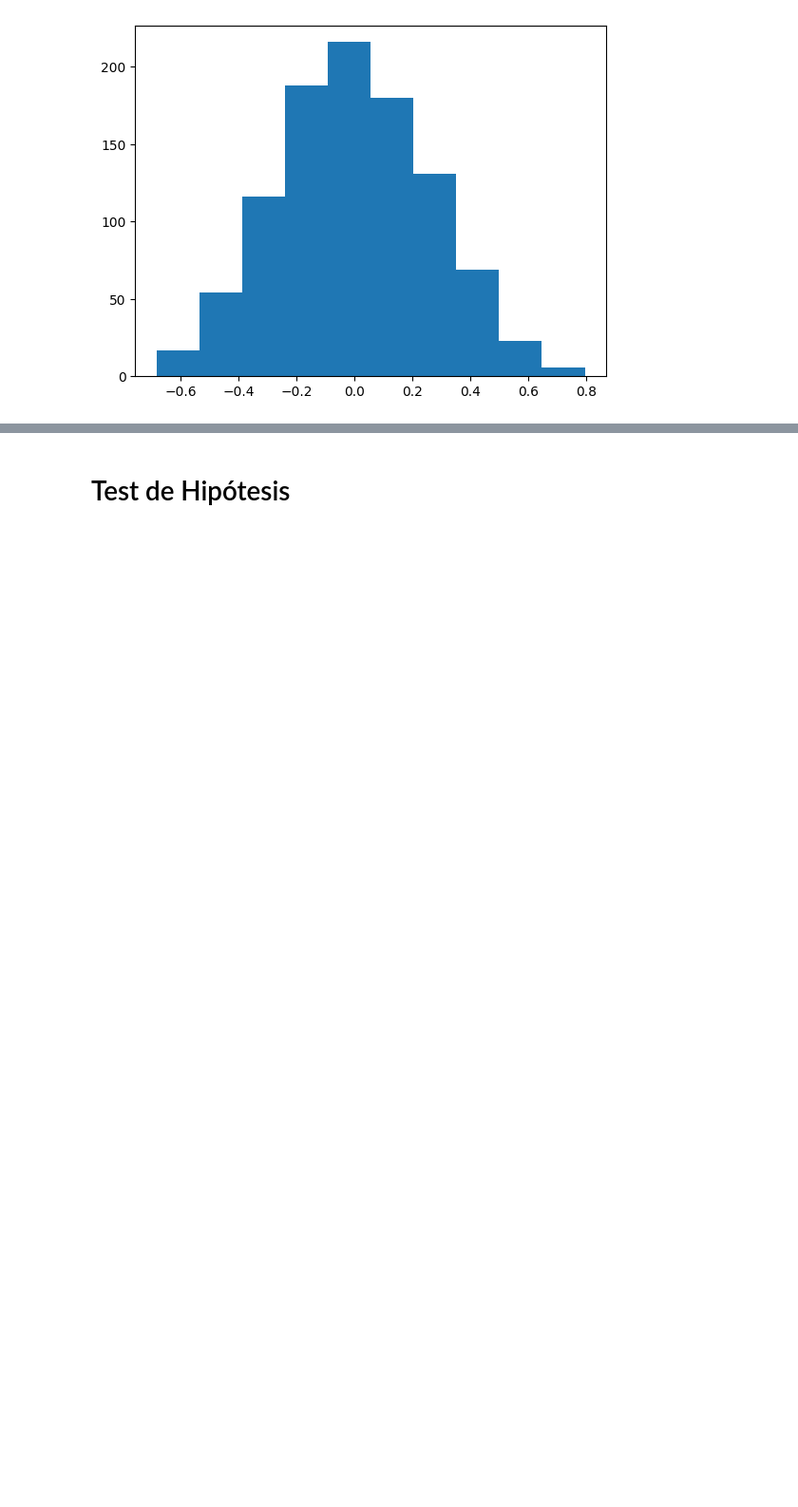
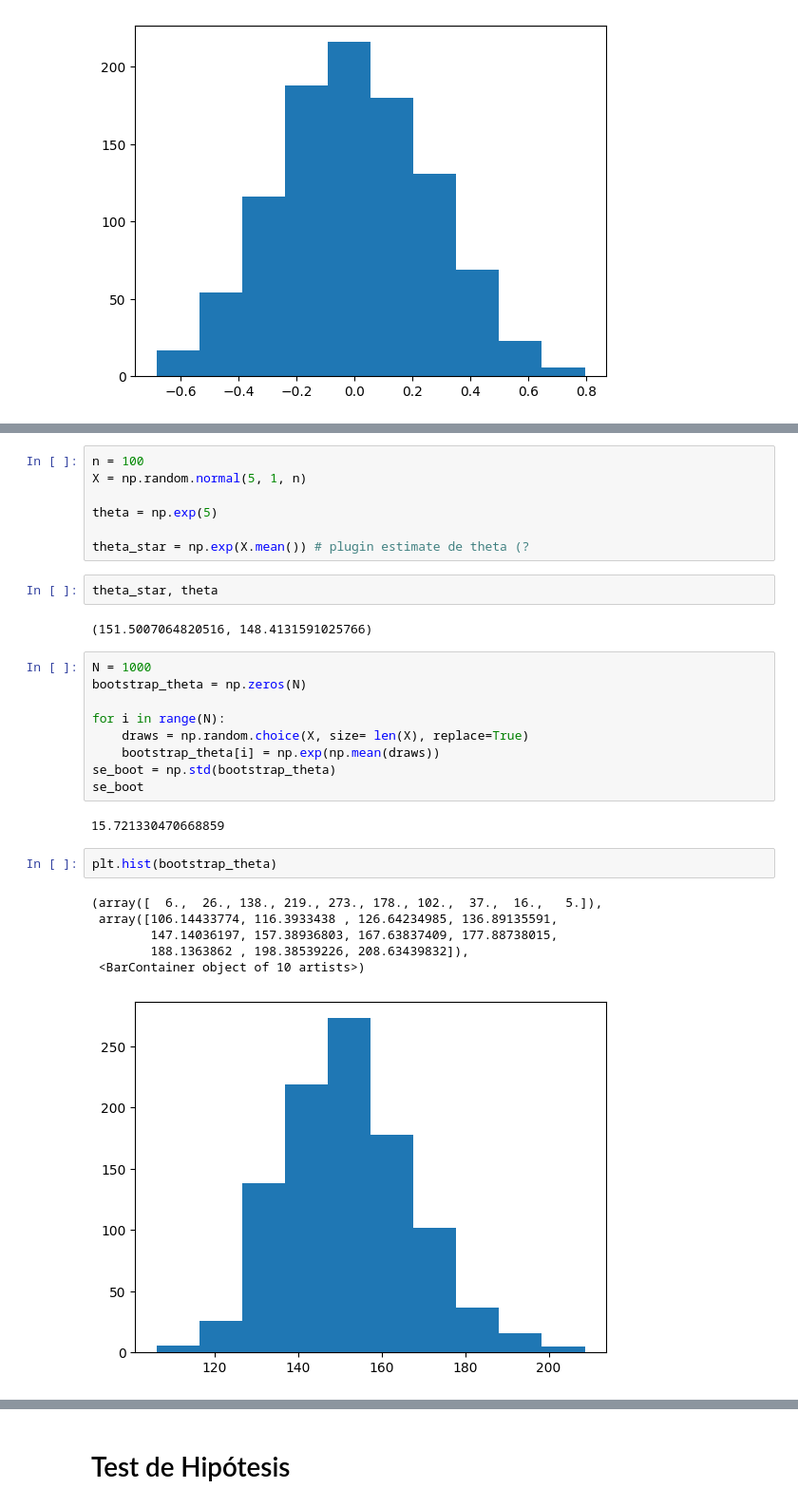
Before and after one commit to nazarenomm/estadistica_inferencia, a Jupyter notebook: guias/guia_4_estadistica.ipynb, the cells around one changed output, grey strips where cells are left out. Shown at 95% size. Drawn from its saved outputs; the diff is of its cells as text; blank space fills up the shorter version.

```diff
--- a/guias/guia_4_estadistica.ipynb
+++ b/guias/guia_4_estadistica.ipynb
@@ -162,0 +163,31 @@ plt.hist(bootstrap_r)
+# %%
+n = 100
+X = np.random.normal(5, 1, n)
+
+theta = np.exp(5)
+
+theta_star = np.exp(X.mean()) # plugin estimate de theta (?
+# %%
+theta_star, theta
+# %% [output]
+(151.5007064820516, 148.4131591025766)
+# %%
+N = 1000
+bootstrap_theta = np.zeros(N)
+
+for i in range(N):
+    draws = np.random.choice(X, size= len(X), replace=True)
+    bootstrap_theta[i] = np.exp(np.mean(draws))
+se_boot = np.std(bootstrap_theta)
+se_boot
+# %% [output]
+15.721330470668859
+# %%
+plt.hist(bootstrap_theta)
+# %% [output]
+(array([  6.,  26., 138., 219., 273., 178., 102.,  37.,  16.,   5.]),
+ array([106.14433774, 116.3933438 , 126.64234985, 136.89135591,
+        147.14036197, 157.38936803, 167.63837409, 177.88738015,
+        188.1363862 , 198.38539226, 208.63439832]),
+ <BarContainer object of 10 artists>)
+[figure, added]
```
Also changed, not shown: parts of 21 cells of this notebook, 2 other files.
